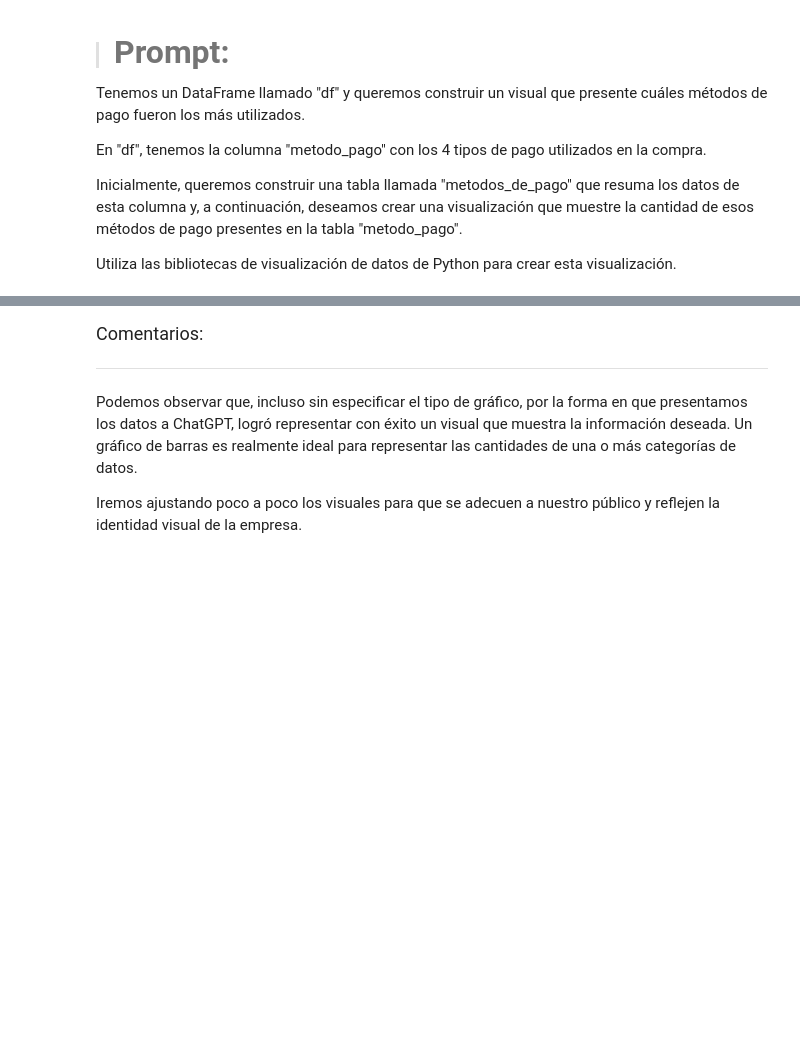
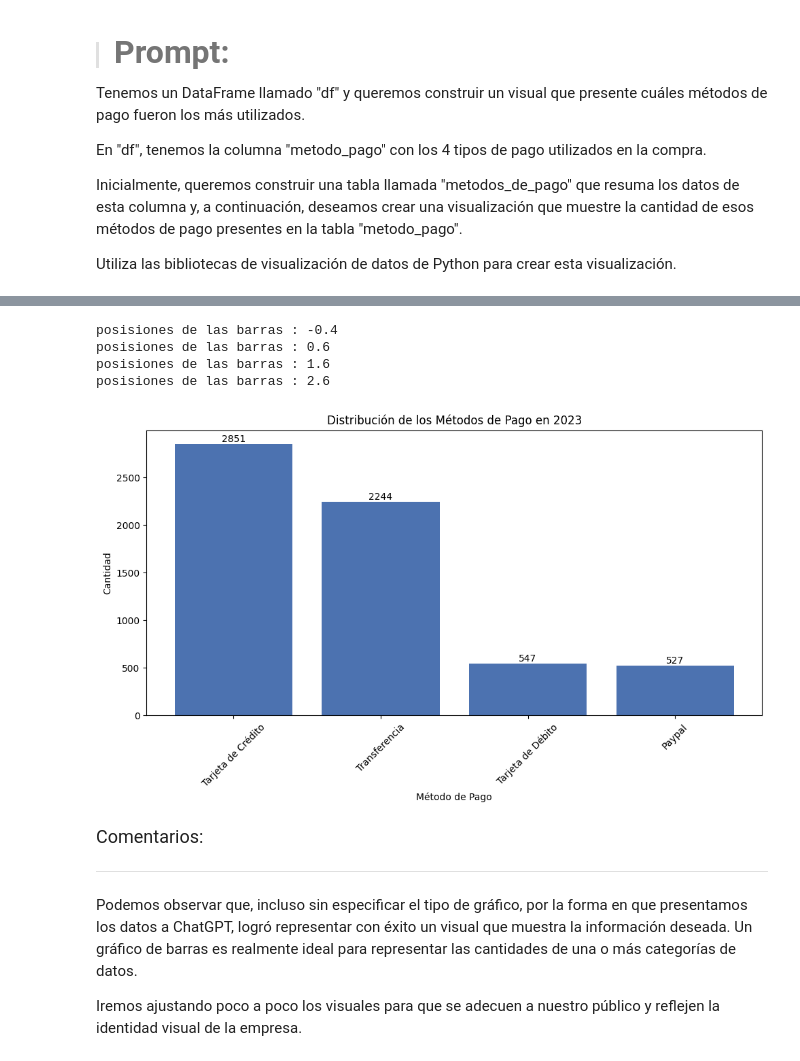
Before and after one commit to Basurero2/IA_aplicada_a_ciencia_de_datos, a Jupyter notebook: IA_aplicada_a_ciencia_de_datos.ipynb, the cells around one changed output, grey strips where cells are left out. Saved outputs shown, nothing was run; the diff lists cells and outputs as text; code cells hidden in the pictures; blank space fills up the shorter version.

```diff
--- a/IA_aplicada_a_ciencia_de_datos.ipynb
+++ b/IA_aplicada_a_ciencia_de_datos.ipynb
@@ -408,3 +458,13 @@ En "df", tenemos la columna "metodo_pago" con los 4 tipos de pago utilizados en
 Inicialmente, queremos construir una tabla llamada "metodos_de_pago" que resuma los datos de esta columna y, a continuación, deseamos crear una visualización que muestre la cantidad de esos métodos de pago presentes en la tabla "metodo_pago".
 
 Utiliza las bibliotecas de visualización de datos de Python para crear esta visualización.
+# %%
+import matplotlib.pyplot as plt
+
+# 1. Crear la tabla resumen 'metodos_de_pago'
+# Contamos cuántas veces aparece cada método de pago en la columna 'metodo_pago' del DataFrame 'df'
+metodos_de_pago = df['metodo_pago'].value_counts().reset_index()
+
+# Renombramos las columnas para que sean claras
+metodos_de_pago.columns = ['metodo_pago', 'cantidad']
+metodos_de_pago
@@ -411,3 +477,34 @@ Utiliza las bibliotecas de visualización de datos de Python para crear esta vis
+# %%
+# 2. Crear la visualización (Gráfico de Barras)
+plt.figure(figsize=(10, 6))
+
+# Usamos un gráfico de barras porque estamos comparando categorías
+barras = plt.bar(metodos_de_pago['metodo_pago'], metodos_de_pago['cantidad'], color='#4c72b0')
+
+# Añadimos etiquetas y título para que el gráfico se entienda por sí solo
+plt.xlabel('Método de Pago')
+plt.ylabel('Cantidad')
+plt.title('Distribución de los Métodos de Pago en 2023')
+plt.xticks(rotation=45) # Rotamos las etiquetas del eje X para que no se solapen
+
+# Añadimos el valor exacto encima de cada barra para facilitar la lectura
+for barra in barras:
+    print(f"posisiones de las barras : {barra.get_x()}")
+    altura = barra.get_height()
+    plt.text(barra.get_x() + barra.get_width()/2., altura,
+             f'{int(altura)}',
+             ha='center', va='bottom')
+
+# Ajustamos el diseño y mostramos el gráfico
+plt.tight_layout()
+plt.savefig('metodos_pago_distribucion.png') # Guardamos la imagen
+plt.show()
+# %% [output]
+posisiones de las barras : -0.4
+posisiones de las barras : 0.6
+posisiones de las barras : 1.6
+posisiones de las barras : 2.6
+[figure, added]
 # %% [markdown]
 
 <font color="7b71ff" size=4> Comentarios: </font>
```
Also changed, not shown: parts of 42 cells of this notebook.
